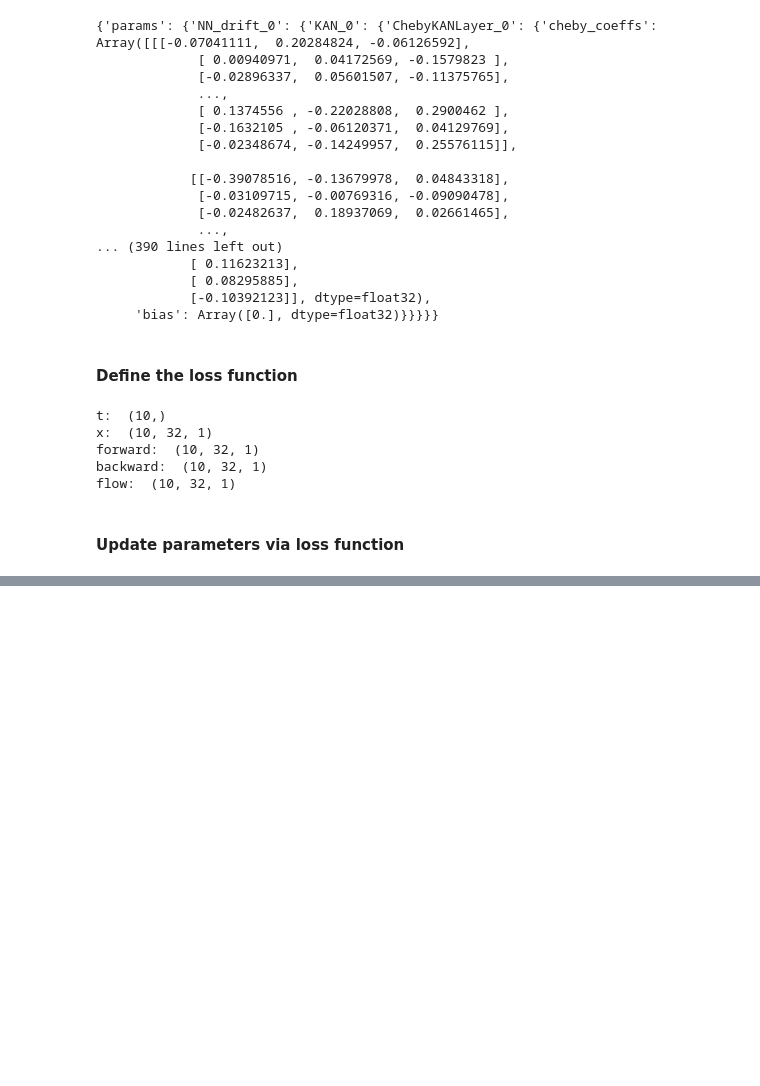
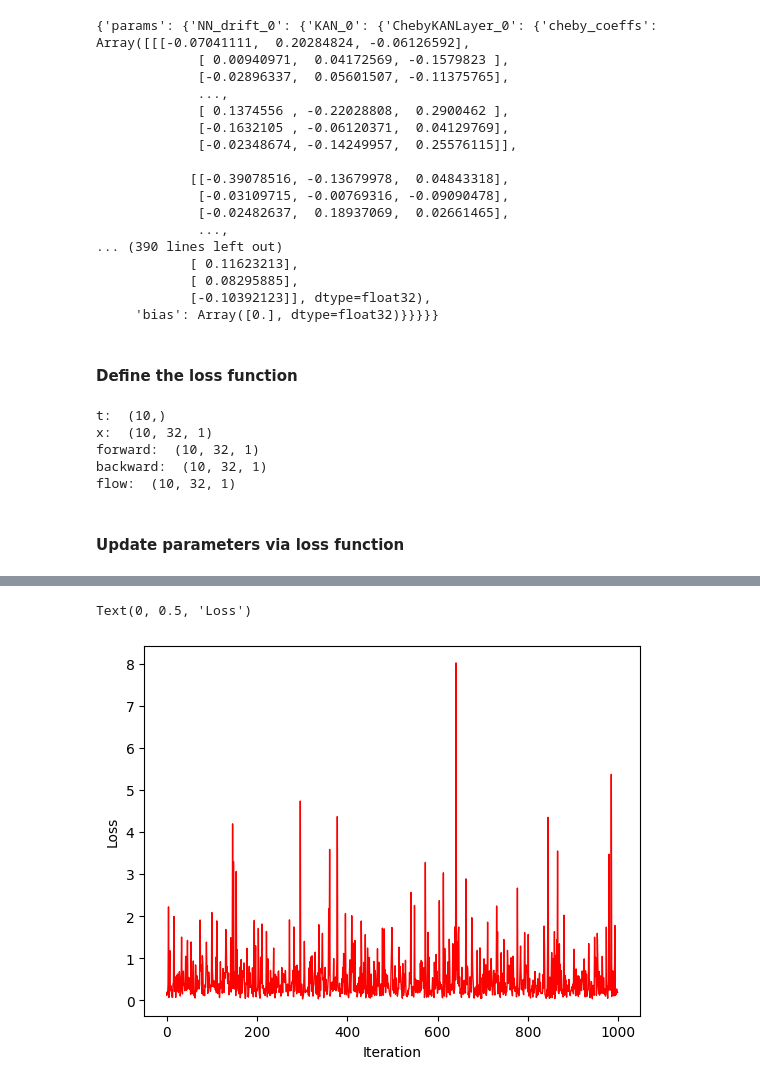
Before and after one commit to Ruizi-Wu/Mini-Project, a Jupyter notebook: TryToBuild.ipynb, the cells around one changed output, grey strips where cells are left out. Cells and saved outputs as stored; diff of their text form; code cells hidden in the pictures; blank space fills up the shorter version.

```diff
--- a/TryToBuild.ipynb
+++ b/TryToBuild.ipynb
@@ -148,7 +149,8 @@ def log_normal_density(x, mu, sigma2):
     mu: n-dim array
     sigma2: scalar
     """
-    return - 0.5 * jnp.log(2 * jnp.pi * sigma2) - 0.5 * (x - mu)**2 / sigma2
+    epsilon = 1e-10
+    return - 0.5 * jnp.log(2 * jnp.pi * (sigma2 + epsilon)) - 0.5 * (x - mu)**2 / (sigma2 + epsilon)
 # %%
 def Traj(
         params: any,
@@ -218,7 +221,7 @@ def loss(
 
     trajectory = Traj(params, batch_sz, N_step, key)
     F0 = trajectory["state flow"][0]
-    xN = trajectory["state flow"][-1]
+    xN = trajectory["x"][-1]
     log_uN = log_target(xN)
     ratio1 = jnp.sum(trajectory["log(P_forward)"] - trajectory["log(P_backward)"], axis=0)
     ratio2 = jnp.log(F0) - log_uN + ratio1
@@ -233,7 +236,11 @@ loss_value_grad = jax.value_and_grad(loss, argnums=0)
 #### Update parameters via loss function
 # %%
 lr = 1e-3
-optimizer = optax.adam(learning_rate=lr)
+# optimizer = optax.adam(learning_rate=lr)
+optimizer = optax.chain(
+    optax.clip_by_global_norm(1.0),  # Clip gradients to prevent explosion
+    optax.adam(learning_rate=lr)
+)
 
 opt_state = optimizer.init(params)
 
@@ -250,20 +257,32 @@ def update(params, opt_state, batch_sz, N_step, key):
 
 update = jax.jit(update, static_argnums=(2, 3))
 # %%
-Niter = 10
+Niter = 5_000
 Batch_SZ = 256
-LR = 10**-2
-optimizer = optax.adam(learning_rate=LR)
+LR = 10**-3
+# optimizer = optax.adam(learning_rate=LR)
+optimizer = optax.chain(
+    optax.clip_by_global_norm(1.0),  # Clip gradients to prevent explosion
+    optax.adam(learning_rate=LR)
+)
 
 loss_values = []
+params_history = []
+count = 0
 
 time_start = time.time()
-for i in range(Niter):
+while count < Niter:
     key, subkey = jrd.split(key)
     params, opt_state, loss_value, grads = update(params, opt_state, Batch_SZ, 10, subkey)
     loss_values.append(loss_value)
-    print(f"Iteration {i}, Loss {loss_value}")
-    if i % 10 == 0:
+    params_history.append(jax.tree.map(lambda x: x.copy(), params))
+    count += 1
+    # print(f'Iteration {count} | Loss: {loss_value:.2f}')
+    if count % 100 == 0:
         time_current = time.time()
-        print(f"Iteration {i:4d}/{Niter}  |  Loss: {loss_value:.2f}  |  Time: {time_current - time_start:.2f} s")
+        print(f"Iteration {count:4d} |  Loss: {loss_value:.2f}  |  Time: {time_current - time_start:.2f} s")
+    # new_loss = jnp.mean(jnp.array(loss_values[-5:]))
+    # old_loss = jnp.mean(jnp.array(loss_values[-8:-3]))
+    # if new_loss > old_loss:
+    #     break
 # %% [output]
@@ -280,0 +306,7 @@ Iteration 9, Loss nan
+# %%
+plt.plot(loss_values[4000:], lw=1, color='red')
+plt.xlabel("Iteration")
+plt.ylabel("Loss")
+# %% [output]
+Text(0, 0.5, 'Loss')
+[figure, added]
```
Also changed, not shown: parts of 5 cells of this notebook, 1 other file.
